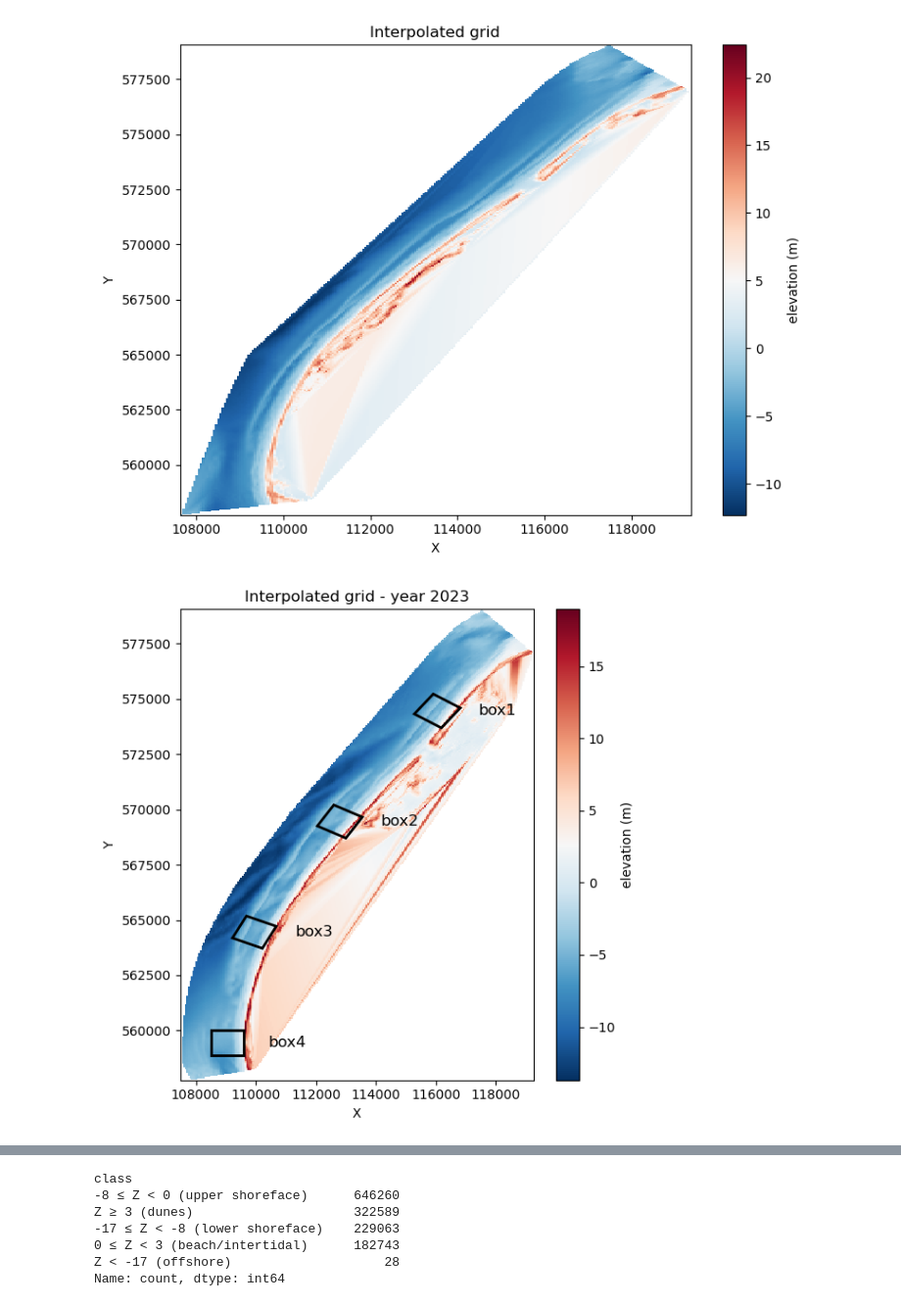
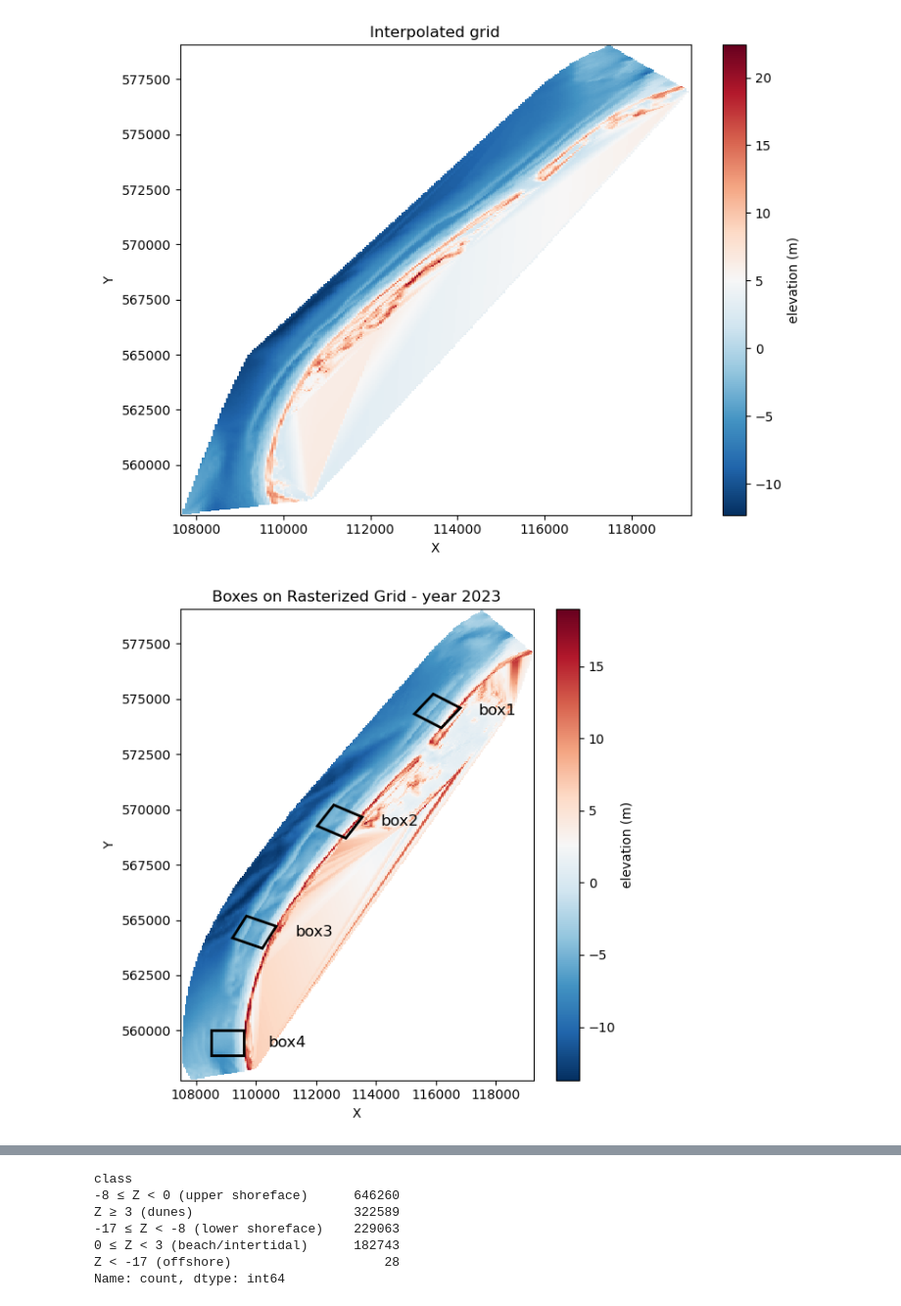
Before and after one commit to movephutthaphaiboon/model-based-water-systems-assessment, a Jupyter notebook: coastal_lab/coast-evolution-cleaned.ipynb, the cells around one changed output, grey strips where cells are left out. Shown at 98% size. Saved outputs shown, nothing was run; the diff lists cells and outputs as text; code cells hidden in the pictures.

```diff
--- a/coastal_lab/coast-evolution-cleaned.ipynb
+++ b/coastal_lab/coast-evolution-cleaned.ipynb
@@ -239,7 +239,7 @@ for i, yr in enumerate(years_plot):
         # safe fallback: create categorical and get codes
         class_codes = pd.Categorical(sel['class']).codes
 
-    sc = ax.scatter(sel['X'], sel['Y'], c=class_codes, cmap=cmap_disc,
+    sc = ax.scatter(sel['X'], sel['Y'], c=class_codes, cmap='Accent',
                     vmin=0, vmax=max(n_classes-1, 0), s=1, alpha=0.9)
     ax.set_title(f'{yr} (n={len(sel)})')
     if i % 4 == 0:
@@ -1387,36 +1386,36 @@ plt.figure(figsize=(6, 6))
 extent = (xmin, xmax, ymin, ymax)
 im = plt.imshow(grid_z, origin='lower', extent=extent, cmap='RdBu_r', interpolation='nearest', aspect='auto')
 plt.colorbar(im, label='elevation (m)')
-plt.title(f'Interpolated grid - year {selected_year}')
+plt.title(f'Boxes on Rasterized Grid - year {selected_year}')
 plt.xlabel('X'); plt.ylabel('Y')
 
 # overlay box outlines if present (box1/2/3 are lists of corner (x,y) tuples)
 boxes_use = [box1, box2, box3, box4]
 box_names_use = ['box1', 'box2', 'box3', 'box4']
 
 for box_coords, name in zip(boxes_use, box_names_use):
     if box_coords is None:
         continue
     # ensure polygon coords are in the right format and closed
     poly_coords = list(box_coords)
     if poly_coords[0] != poly_coords[-1]:
         poly_coords = poly_coords + [poly_coords[0]]
 
     # create a Polygon patch from the corner coordinates and add to the axes
     poly = _patches.Polygon(poly_coords, closed=True, edgecolor='black', facecolor='none', linewidth=2)
     plt.gca().add_patch(poly)
 
     # compute centroid for label placement (average of corners)
     xs = [c[0] for c in box_coords]
     ys = [c[1] for c in box_coords]
     mid_x = sum(xs) / len(xs)
     mid_y = sum(ys) / len(ys)
     plt.text(mid_x+2000, mid_y, name, color='black', ha='center', va='center', fontsize=12)
 
 plt.tight_layout()
 plt.show()
 # %% [output]
-[figure, old version]
+[figure, new version]
 # %%
 # print size of the grid and cell size
 print(f"Grid shape: {grid_z.shape}, cell size: ({x_size}, {y_size})")
```
Also changed, not shown: parts of 12 cells of this notebook, 4 other files.
